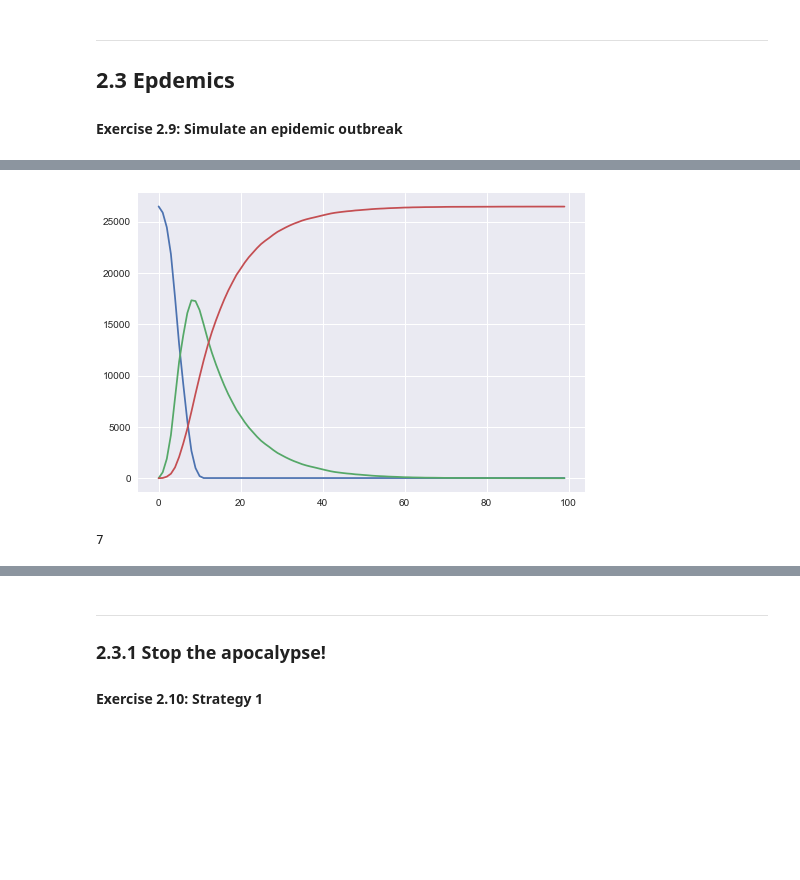
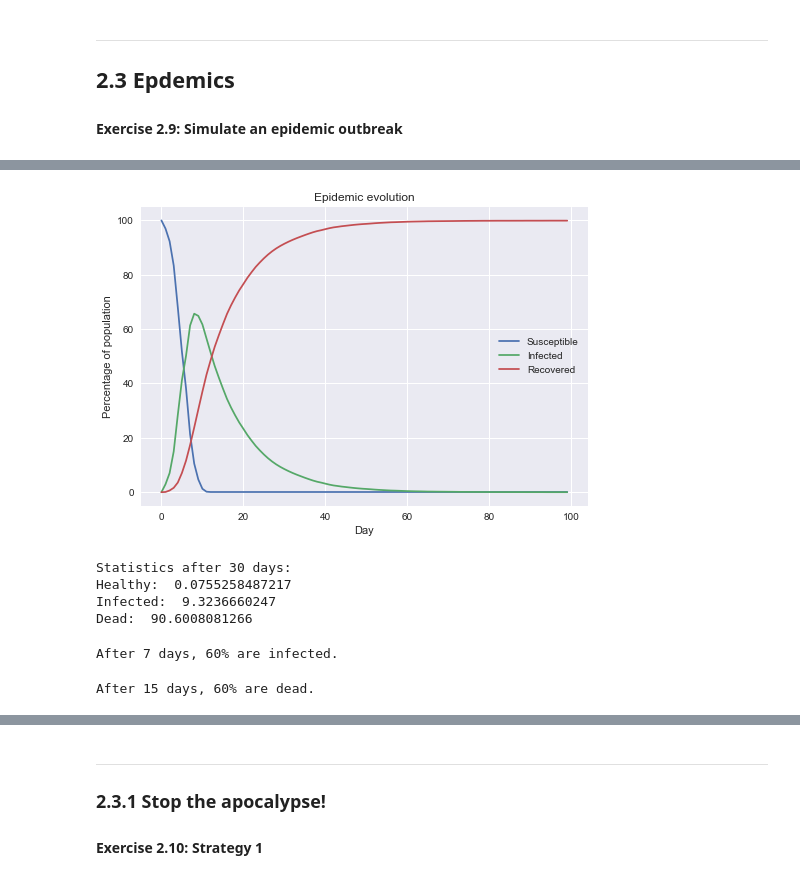
Before and after one commit to aurlien/friendship_paradox, a Jupyter notebook: lab2/notebooks/ix-lab2-notebook-part3.ipynb, the cells around one changed output, grey strips where cells are left out. Cells and saved outputs as stored; diff of their text form; code cells hidden in the pictures; blank space fills up the shorter version.

```diff
--- a/lab2/notebooks/ix-lab2-notebook-part3.ipynb
+++ b/lab2/notebooks/ix-lab2-notebook-part3.ipynb
@@ -106,5 +82,0 @@ S_lapse, I_lapse, R_lapse, days = epidemic_evolution(sir)
-# %%
-plt.plot(days, S_lapse, days, I_lapse, days, R_lapse)
-plt.show()
-# %% [output]
-[figure, removed]
@@ -111,5 +113,28 @@ plt.show()
+# %%
+def plot_SIR(plot_sir, title='Epidemic evolution'):
+    plt.plot(plot_sir[0])
+    plt.plot(plot_sir[1])
+    plt.plot(plot_sir[2])
+    plt.title(title)
+    plt.legend(['Susceptible', 'Infected', 'Recovered'])
+    plt.ylabel("Percentage of population")
+    plt.xlabel("Day")
+    plt.show()
+
+    print('Statistics after 30 days: ')
+    print('Healthy: ',plot_sir[0][29])
+    print('Infected: ',plot_sir[1][29])
+    print('Dead: ', plot_sir[2][29])
+
+plot_SIR(plot_sir)
+# %% [output]
+[figure, added]
+Statistics after 30 days:
+Healthy:  0.0755258487217
+Infected:  9.3236660247
+Dead:  90.6008081266
 # %%
 # How long does it take before 60% of the population is infected?
-[ n for n,i in enumerate(I_lapse) if i>0.6*sir.n_nodes ][0]
+print("After {} days, 60% are infected.".format(np.min(np.where(plot_sir[1] > 60))))
 # %% [output]
-7
+After 7 days, 60% are infected.
@@ -124,0 +141,4 @@ coords = [ [node['coordinates'][1]/1e6, node['coordinates'][0]/1e6] for node in
+# %%
+print("After {} days, 60% are dead.".format(np.min(np.where(plot_sir[2] > 60))))
+# %% [output]
+After 15 days, 60% are dead.
```
Also changed, not shown: parts of 58 cells of this notebook, 1 other file.
